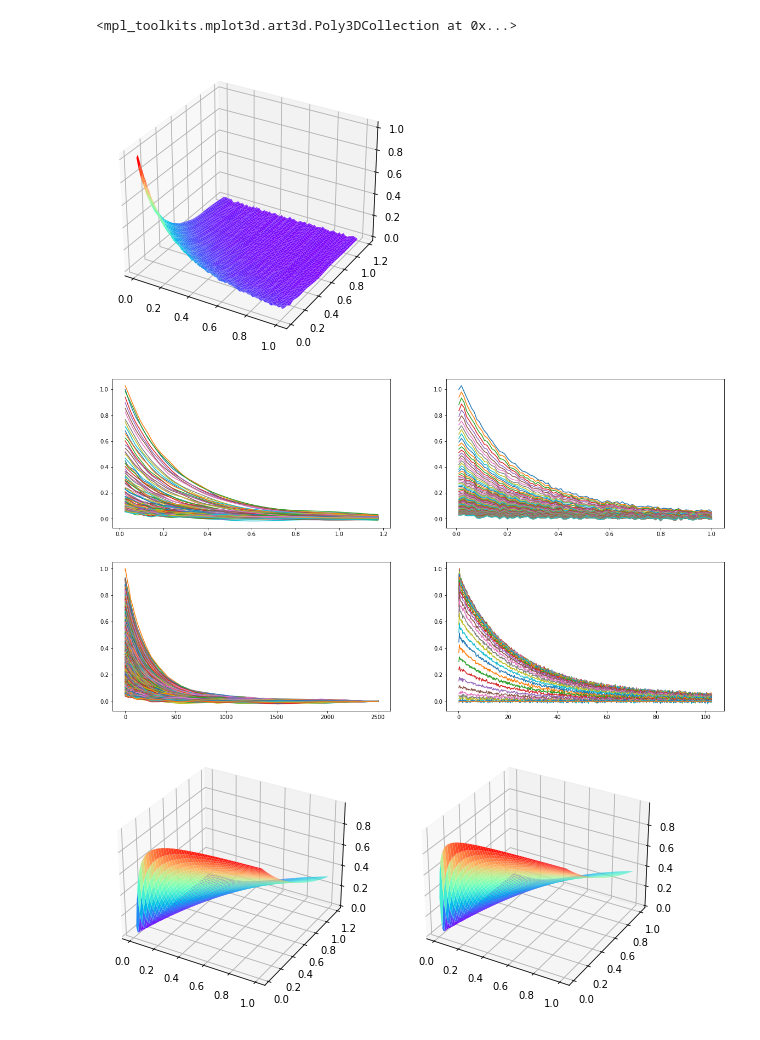
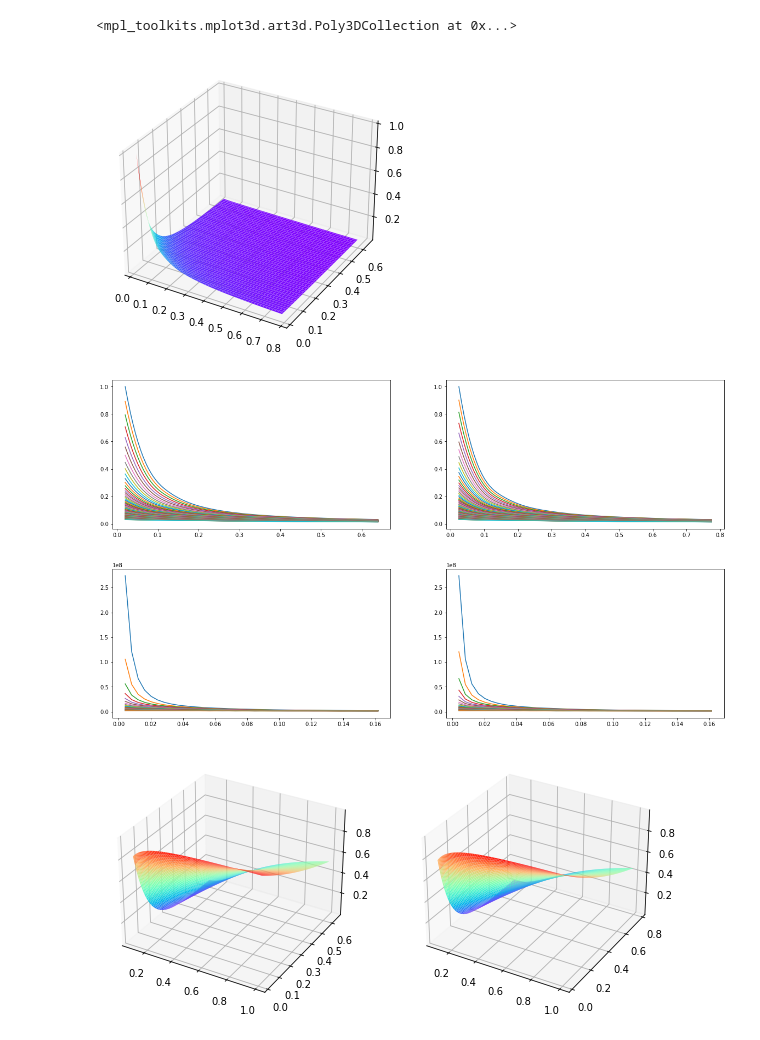
Before and after one commit to chenbo-cyber/DILT_ViT_2D, a Jupyter notebook: test_result.ipynb, the cells around one changed output. Cells and saved outputs as stored; diff of their text form; code cells hidden in the pictures.

```diff
--- a/test_result.ipynb
+++ b/test_result.ipynb
@@ -23,8 +23,11 @@ def get_new_decay(decay_data, b, t, max_ending):
     decay_data = interp_func(new_t, new_b)
     decay_data = decay_data / decay_data[0, 0]
 
-    range_D = np.linspace(0.01, 1, 100)
-    range_T = np.linspace(0.01, 1, 100)
+    # range_D = np.linspace(0.1, 10, 100)
+    # range_T = np.linspace(0.01, 1, 100)
+    range_D = np.logspace(-1, 0, 100)
+    range_T = np.logspace(-1, 0, 100)
+    # KD = np.exp(-np.dot(new_b[:, np.newaxis], range_D[np.newaxis, :]))
     KD = np.exp(-np.dot(new_b[:, np.newaxis], 1 / range_D[np.newaxis, :]))
     KT = np.exp(-np.dot(new_t[:, np.newaxis], 1 / range_T[np.newaxis, :]))
 
@@ -45,78 +48,81 @@ def data_pre_process(ori_decay, ori_b, ori_t, scale_b, scale_t, max_ending):
 
     return new_decay, concat_data, y_new, x_new, range_D, range_T
 
-# # 0.6，0.7
+# # 0.23，0.5
 # ori_data = scio.loadmat('Dataset/DT2_net_input.mat')
 # b = ori_data['b']
 # t = ori_data['t']
 # ori_s = ori_data['S']
 
-# # 1.15, 0.95
-# ori_data = scio.loadmat('Dataset/T2-T2_mt50ms.mat')
-# b = ori_data['t1values'].T
-# t = ori_data['t1values'].T
-# ori_s = ori_data['TT2data']
+# # 1.2, 0.97
+ori_data = scio.loadmat('Dataset/T2-T2_mt50ms.mat')
+b = ori_data['t1values'].T
+t = ori_data['t1values'].T
+ori_s = ori_data['TT2data']
 
+# 0.65， 0.5
 # ori_data = scio.loadmat('Dataset/TT2_net_input.mat')
 # b = ori_data['Tau1'].T
 # t = ori_data['Tau2'].T
 # ori_s = ori_data['s']
 
-# # 1.2, 1
+# # 1.2, 0.9
 # ori_data = scio.loadmat('Dataset/T1T2_net_input.mat')
 # b = ori_data['b'].T
 # t = ori_data['t'].T
 # ori_s = ori_data['S']
 
-ori_data = scio.loadmat('Dataset/T1T2_net_input2.mat')
-b = ori_data['b'].T
-t = ori_data['t'].T
-ori_s = ori_data['S']
-# indices = np.linspace(0, t.shape[1]-1, 60, dtype=int)
-# t = t[:, indices]
-# ori_s = ori_s[:, indices]
+# 0.8， 0.25
+# ori_data = scio.loadmat('Dataset/T1T2_net_input21.mat')
+# b = ori_data['b'].T
+# t = ori_data['t'].T
+# ori_s = ori_data['S']
+# indices = np.linspace(0, t.shape[1]-1, 80, dtype=int)
+# t = t[:, indices[1:]]
+# ori_s = ori_s[:, indices[1:]]
 
-scale_b = 0.5
-scale_t = 0.2
+scale_b = 0.4
+scale_t = 0.5
 new_decay, concat_data, y_new, x_new, range_D, range_T = data_pre_process(ori_s, b, t, scale_b=scale_b, scale_t=scale_t, max_ending=0.03)
 result_scale_D = np.max(b) / (scale_b * 5)
+# result_scale_D = (scale_b * 5) / np.max(b)
 result_scale_T = np.max(t) / (scale_t * 5)
 
 figure = plt.figure(1)
 axes = Axes3D(figure)
 X = x_new
 Y = y_new
 X,Y = np.meshgrid(X, Y)
 Z = new_decay
 axes.plot_surface(X,Y,Z,cmap='rainbow')
 
 plt.figure(2, figsize=[20, 5])
 plt.subplot(1, 2, 1)
 plt.plot(y_new.T, new_decay)
 plt.subplot(1, 2, 2)
 plt.plot(x_new.T, new_decay.T)
 
 plt.figure(3, figsize=[20, 5])
 plt.subplot(1, 2, 1)
 plt.plot(b.T, ori_s)
 plt.subplot(1, 2, 2)
 plt.plot(t.T, ori_s.T)
 
 figure = plt.figure(4, figsize=[10, 5])
 axes1 = figure.add_subplot(121, projection='3d')
 axes2 = figure.add_subplot(122, projection='3d')
 X, Y = np.meshgrid(range_D, y_new)
 Z = concat_data[0, :, :]
 axes1.plot_surface(X, Y, Z, cmap='rainbow')
 X, Y = np.meshgrid(range_T, x_new)
 Z = concat_data[2, :, :]
 axes2.plot_surface(X, Y, Z, cmap='rainbow')
 # %% [output]
 <mpl_toolkits.mplot3d.art3d.Poly3DCollection at 0x...>
-[figure, old version]
+[figure, new version]
-[figure, old version]
+[figure, new version]
-[figure, old version]
+[figure, new version]
-[figure, old version]
+[figure, new version]
 # %%
 import torch
 import train
```
Also changed, not shown: parts of 2 cells of this notebook, 7 other files.
